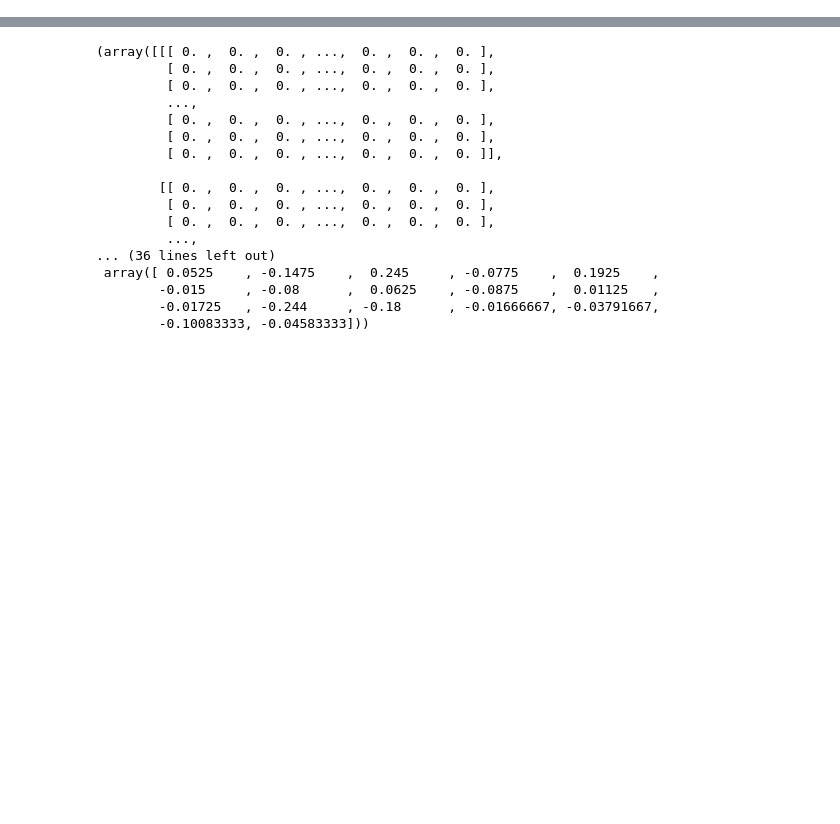
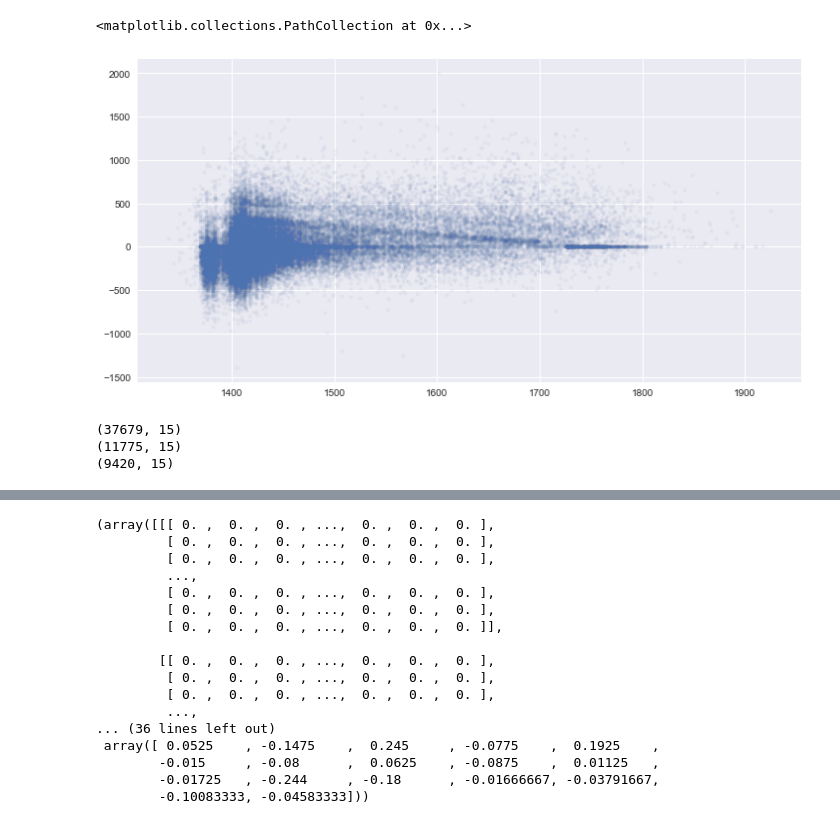
Before and after one commit to yjiao/codeforces_predict, a Jupyter notebook: keras_v2.ipynb, the cells around one changed output, grey strips where cells are left out. Drawn from its saved outputs; the diff is of its cells as text; code cells hidden in the pictures; blank space fills up the shorter version.

```diff
--- a/keras_v2.ipynb
+++ b/keras_v2.ipynb
@@ -34,0 +109,14 @@ pd.qcut()
+# %%
+X = first_last_contests[['newratingfirst', 'newratinglast']]
+X.is_copy = False
+X['change'] = X['newratinglast'] - X['newratingfirst']
+# %%
+X = X.values
+# %%
+#sns.jointplot(X[:,0], X[:,2],
+#              kind='hex',
+#             ).set_axis_labels('First rating', 'Last rating')
+plt.scatter(X[:,0], X[:,2], s=10, alpha=.05)
+# %% [output]
+<matplotlib.collections.PathCollection at 0x...>
+[figure, added]
@@ -34,0 +134,8 @@ pd.qcut()
+# %%
+print train_set.shape
+print test_set.shape
+print val_set.shape
+# %% [output]
+(37679, 15)
+(11775, 15)
+(9420, 15)
```
Also changed, not shown: parts of 19 cells of this notebook, 3 other files.
